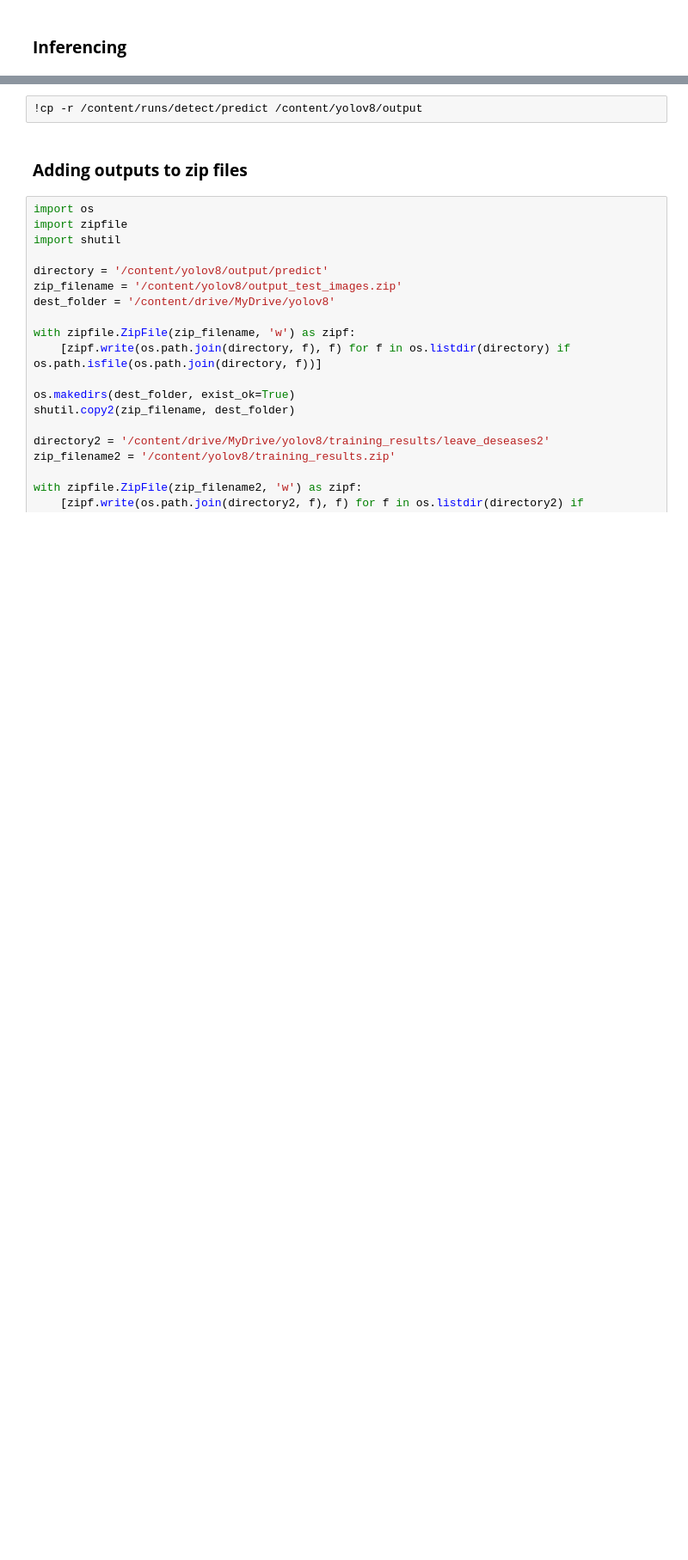
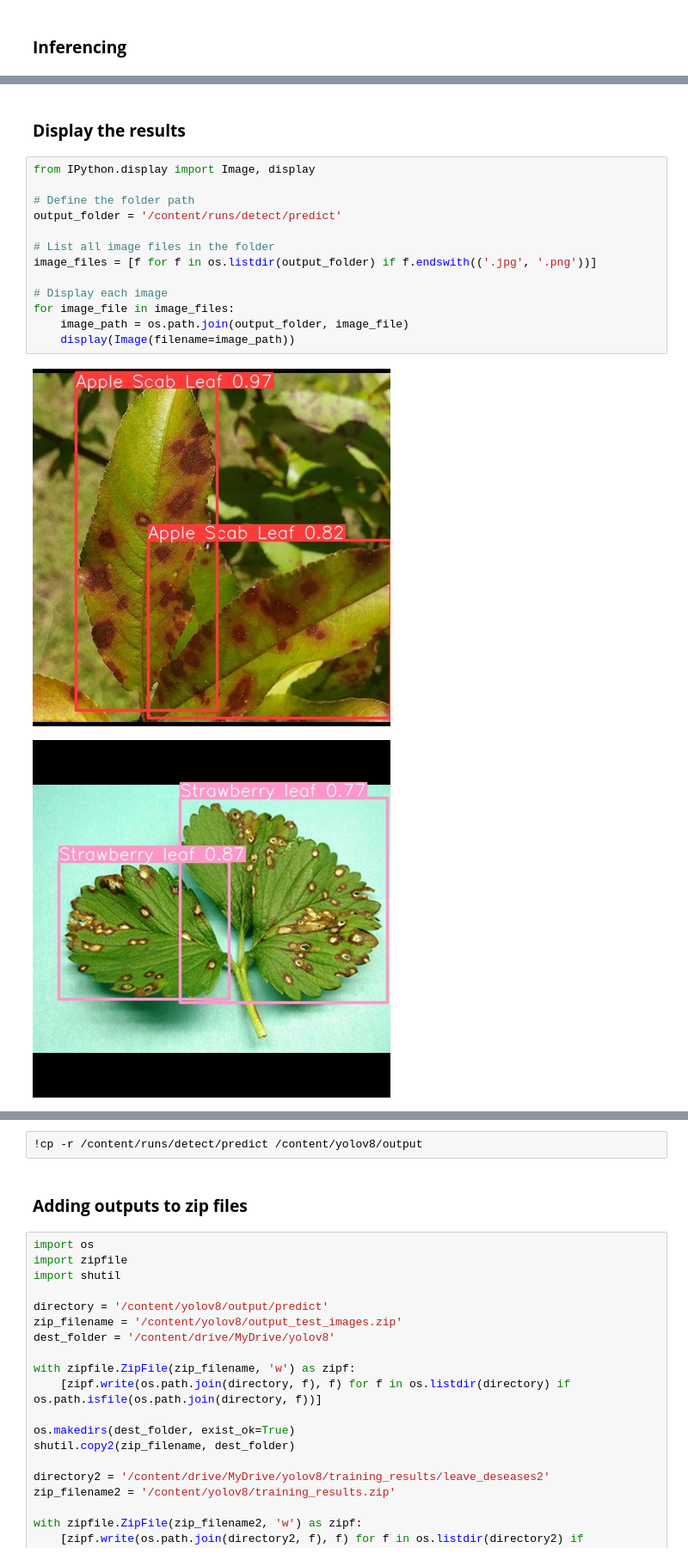
Before and after one commit to Y4S1-Deep-Learning/Apple-Leaves-Desease-Detection---Supervised-Learning, a Jupyter notebook: YOLOv8.ipynb, the cells around one changed output, grey strips where cells are left out. Shown at 86% size. Drawn from its saved outputs; the diff is of its cells as text; blank space fills up the shorter version.

Commit message:
Display results

```diff
--- a/YOLOv8.ipynb
+++ b/YOLOv8.ipynb
@@ -122 +147,19 @@ Results saved to runs/detect/predict2
 💡 Learn more at https://docs.ultralytics.com/modes/predict
+# %% [markdown]
+### **Display the results**
+# %%
+from IPython.display import Image, display
+
+# Define the folder path
+output_folder = '/content/runs/detect/predict'
+
+# List all image files in the folder
+image_files = [f for f in os.listdir(output_folder) if f.endswith(('.jpg', '.png'))]
+
+# Display each image
+for image_file in image_files:
+    image_path = os.path.join(output_folder, image_file)
+    display(Image(filename=image_path))
+# %% [output]
+[figure, added]
+[figure, added]
```
Also changed, not shown: parts of 11 cells of this notebook.
